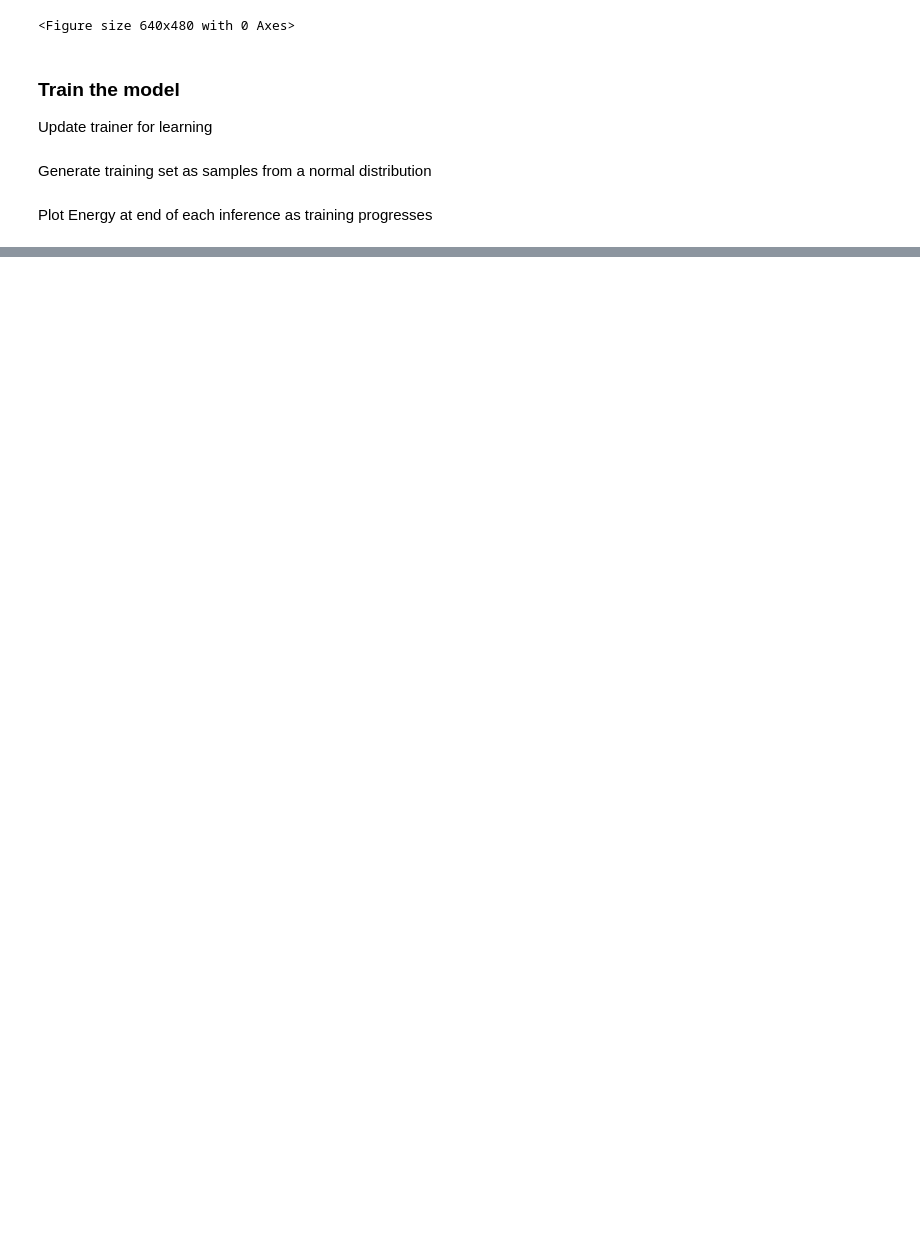
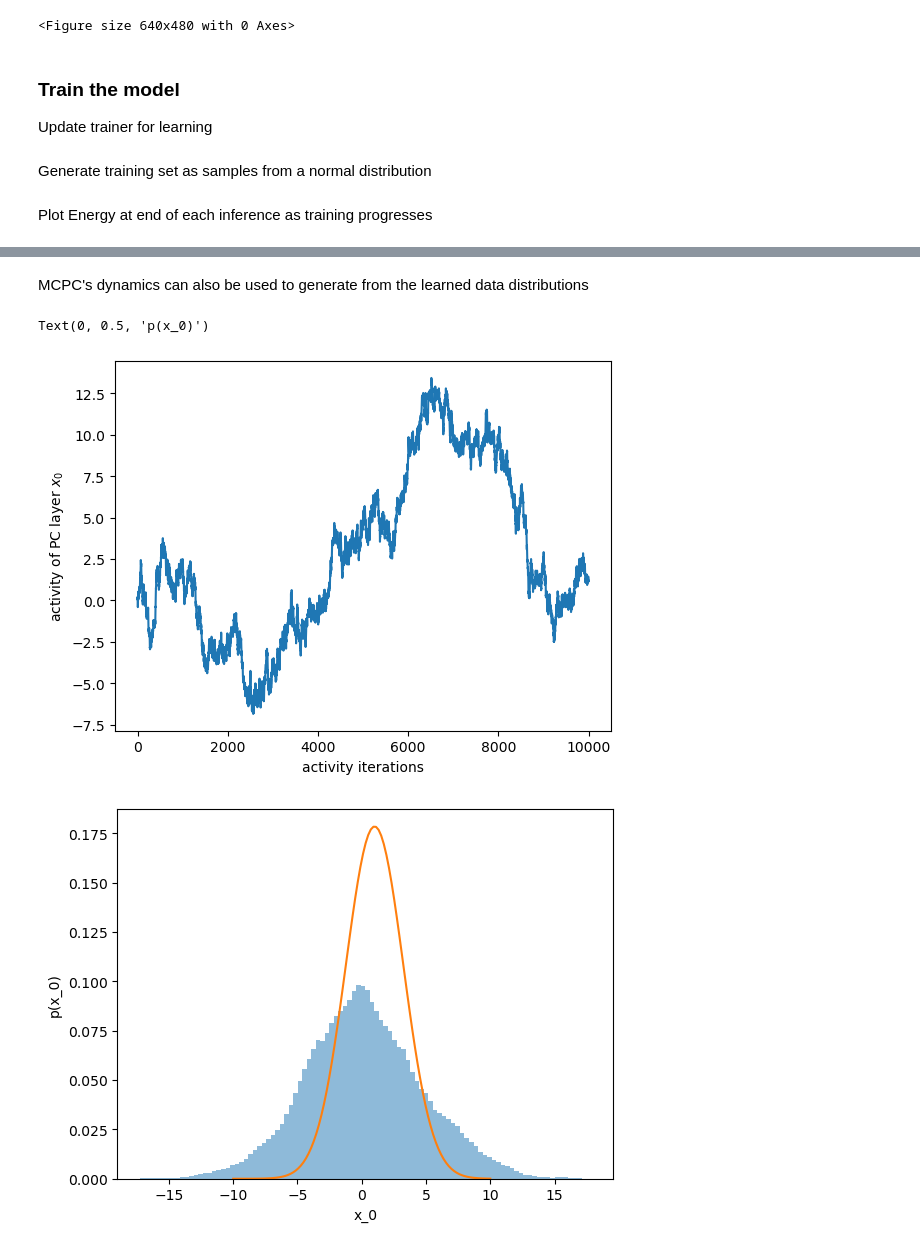
Before and after one commit to Bogacz-Group/PredictiveCoding, a Jupyter notebook: demo_mcpc_unsupervised.ipynb, the cells around one changed output, grey strips where cells are left out. Saved outputs shown, nothing was run; the diff lists cells and outputs as text; code cells hidden in the pictures; blank space fills up the shorter version.

```diff
--- a/demo_mcpc_unsupervised.ipynb
+++ b/demo_mcpc_unsupervised.ipynb
@@ -153,0 +154,45 @@ Text(0, 0.5, 'Energy after inference')
+# %% [markdown]
+MCPC's dynamics can also be used to generate from the learned data distributions
+# %%
+# add input PC layer x_0 to model
+model_generation = nn.Sequential(
+    mcpc_model[:],
+    pc.PCLayer(sample_x_fn=sample_x_fn)
+)
+model_generation.train()    # this function needs to be called because the model is in .eval() mode otherwise which simply performs a forward pass
+
+# setup trainer for generation with large T to get close to the true generative distribution
+generation_trainer = pc.PCTrainer(model_generation,
+    T = 10000,
+    update_x_at = update_x_at,
+    optimizer_x_fn = optimizer_x_fn,
+    optimizer_x_kwargs = {"lr":0.01},
+    update_p_at = "never",
+    optimizer_p_fn = optimizer_p_fn,
+    optimizer_p_kwargs = optimizer_p_kwargs,
+    plot_progress_at= plot_progress_at
+)
+# %%
+# run generation with neural network/dynamics
+pseudo_input = torch.zeros(100, 1) # This data is only used to set the batch_size of the PCLayers
+results = generation_trainer.train_on_batch(inputs=pseudo_input, callback_after_t=random_step, callback_after_t_kwargs={'_trainer':generation_trainer}, is_return_results_every_t=True, is_return_outputs = True, is_checking_after_callback_after_t=False)
+
+# extract activity of PC layer x_0 over time
+x_0 = [x_0 for x_0 in results["outputs"]]
+# %%
+plt.plot([x[0,0].item() for x in x_0])
+plt.xlabel("activity iterations")
+plt.ylabel(r"activity of PC layer $x_0$")
+
+# plot histogram of generated data
+plt.figure()
+plt.hist(torch.cat(x_0).reshape(-1).detach().numpy(), bins=20, alpha=0.5, label=r"activity $x_0$ ", density=True)
+# plot data distribution
+x = np.linspace(-10,10,100)
+plt.plot(x, 1/np.sqrt(2*np.pi*var)*np.exp(-0.5*(x - mu)**2/var), label="data distribution")
+plt.xlabel("x_0")
+plt.ylabel("p(x_0)")
+# %% [output]
+Text(0, 0.5, 'p(x_0)')
+[figure, added]
+[figure, added]
```
Also changed, not shown: parts of 7 cells of this notebook.
